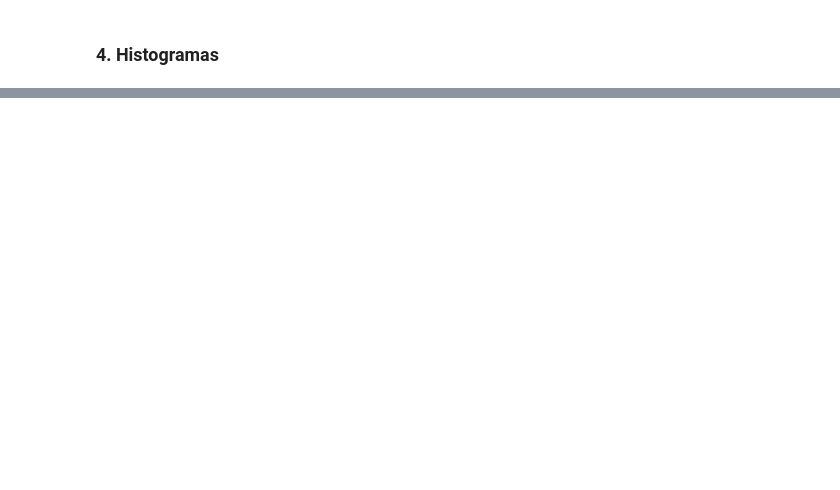
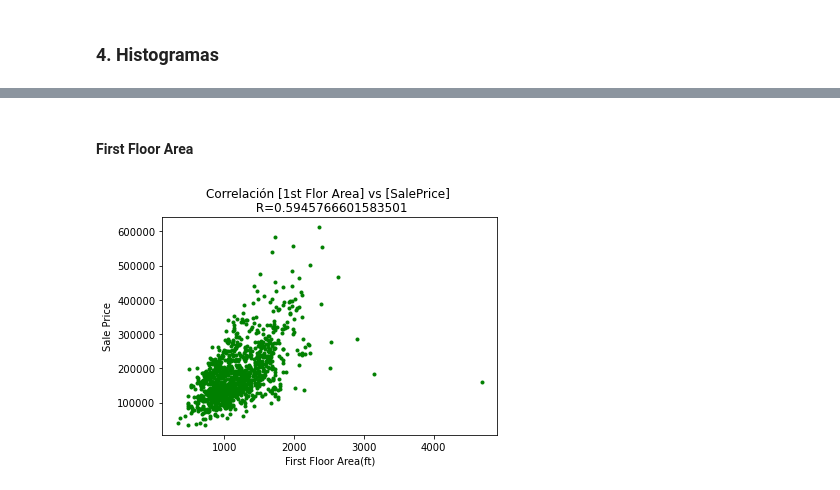
Before and after one commit to meuca/DS_Python, a Jupyter notebook: ProyectoPython/ProyectoFinal.ipynb, the cells around one changed output, grey strips where cells are left out. Drawn from its saved outputs; the diff is of its cells as text; code cells hidden in the pictures; blank space fills up the shorter version.

```diff
--- a/ProyectoPython/ProyectoFinal.ipynb
+++ b/ProyectoPython/ProyectoFinal.ipynb
@@ -68,0 +82,11 @@ sns.displot(trainingData['LotFrontage'])
+# %% [markdown]
+#### First Floor Area
+# %%
+R_1stFlrSF = np.corrcoef(trainingData['SalePrice'], trainingData['1stFlrSF'])[0,1]
+plt.scatter(trainingData['1stFlrSF'], trainingData['SalePrice'], color='g', marker='.')
+plt.xlabel('First Floor Area(ft)')
+plt.ylabel('Sale Price')
+plt.title(f'Correlación [1st Flor Area] vs [SalePrice] \n R={R_1stFlrSF}')
+plt.show()
+# %% [output]
+[figure, added]
```
Also changed, not shown: parts of 13 cells of this notebook.
